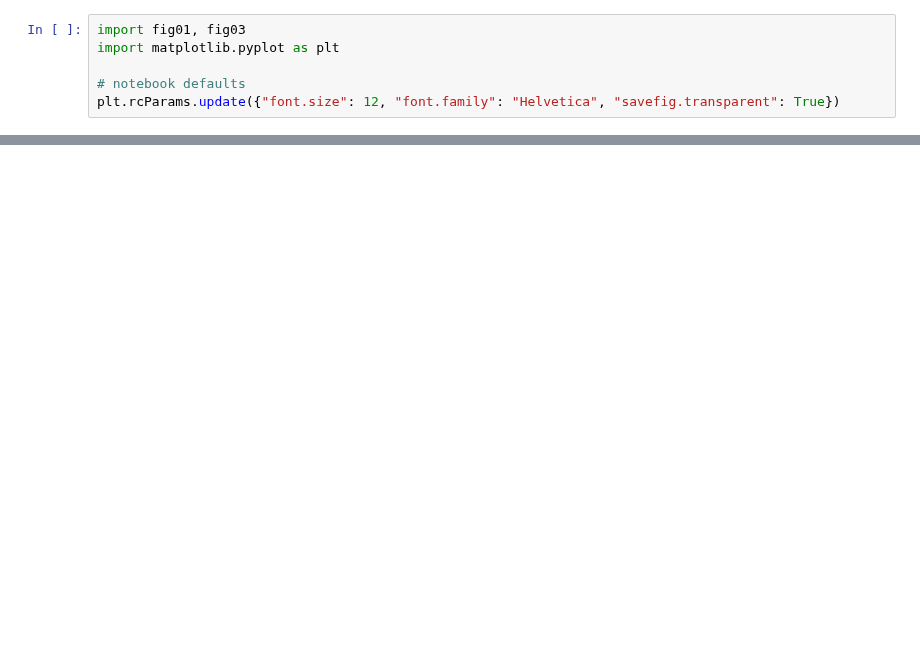
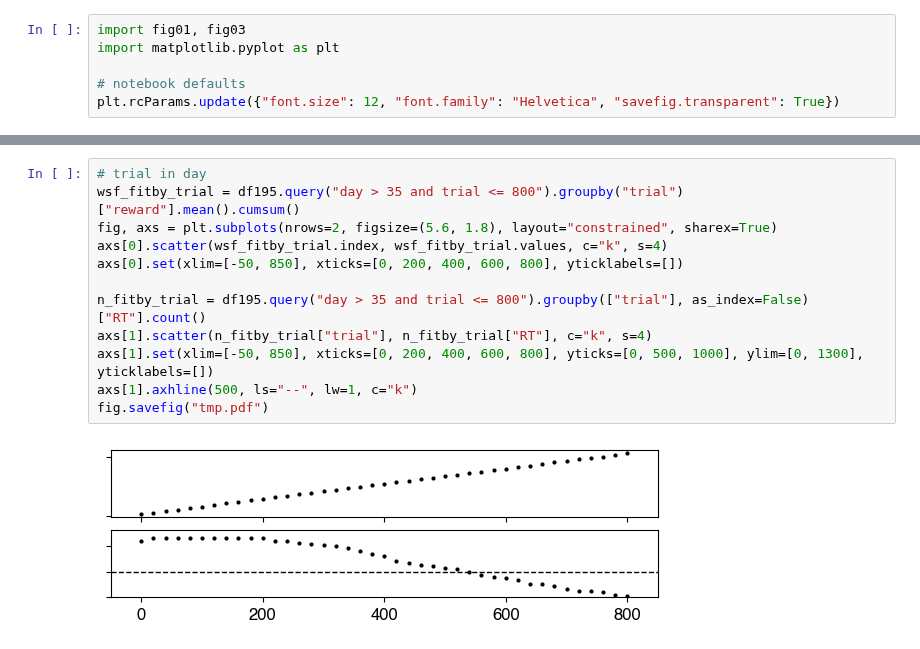
Before and after one commit to griegner/drift-diffusion, a Jupyter notebook: figures/fig03.ipynb, the cells around one changed output, grey strips where cells are left out. Saved outputs shown, nothing was run; the diff lists cells and outputs as text; blank space fills up the shorter version.

```diff
--- a/figures/fig03.ipynb
+++ b/figures/fig03.ipynb
@@ -34,3 +36,17 @@ fig03.plot_heatmap(ax=ax, df=hm_fitby_day, fitby="day")
+# %%
+# trial in day
+wsf_fitby_trial = df195.query("day > 35 and trial <= 800").groupby("trial")["reward"].mean().cumsum()
+fig, axs = plt.subplots(nrows=2, figsize=(5.6, 1.8), layout="constrained", sharex=True)
+axs[0].scatter(wsf_fitby_trial.index, wsf_fitby_trial.values, c="k", s=4)
+axs[0].set(xlim=[-50, 850], xticks=[0, 200, 400, 600, 800], yticklabels=[])
+
+n_fitby_trial = df195.query("day > 35 and trial <= 800").groupby(["trial"], as_index=False)["RT"].count()
+axs[1].scatter(n_fitby_trial["trial"], n_fitby_trial["RT"], c="k", s=4)
+axs[1].set(xlim=[-50, 850], xticks=[0, 200, 400, 600, 800], yticks=[0, 500, 1000], ylim=[0, 1300], yticklabels=[])
+axs[1].axhline(500, ls="--", lw=1, c="k")
+fig.savefig("tmp.pdf")
+# %% [output]
+[figure, added]
 # %%
 # fit and plot accuracy and reaction times
 
```
Also changed, not shown: parts of 4 cells of this notebook, 11 other files.
